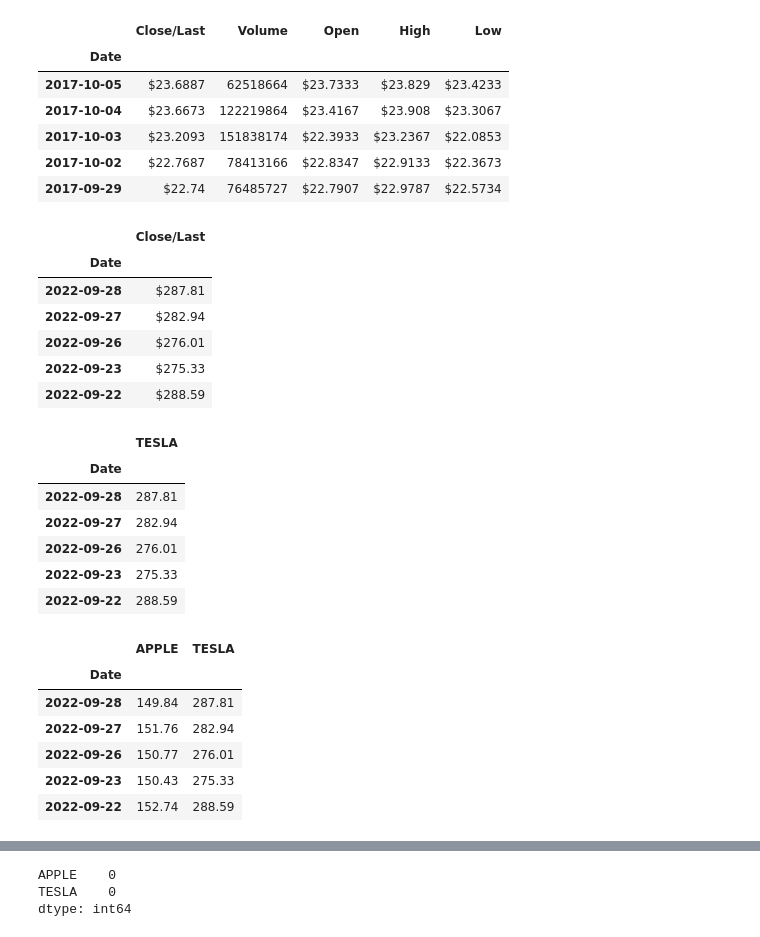
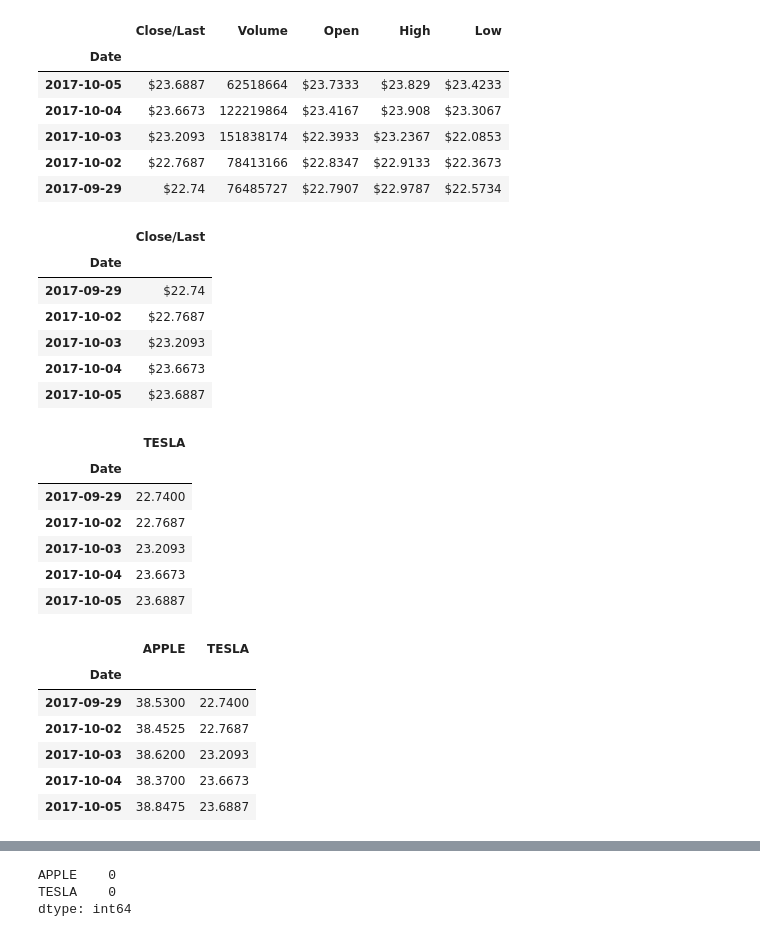
Before and after one commit to akane2518/Crypto-Tickers-Project-1, a Jupyter notebook: Crypto-Tickers-Project-C.ipynb, the cells around one changed output, grey strips where cells are left out. Cells and saved outputs as stored; diff of their text form; code cells hidden in the pictures.

```diff
--- a/Crypto-Tickers-Project-C.ipynb
+++ b/Crypto-Tickers-Project-C.ipynb
@@ -410,6 +395,7 @@ display(appl_df.tail())
 # %%
 # Drop Volume, Open, High and Low, leave Closed price only
 appl_df = appl_df.drop(columns=['Volume', 'Open', 'High', 'Low'])
+appl_df = appl_df.sort_index()
 appl_df.head()
 # %% [output]
 |  | Close/Last |
@@ -457,15 +443,16 @@ display(tesla_df.tail())
 # %%
 # Drop Volume, Open, High and Low, leave Closed price only
 tesla_df = tesla_df.drop(columns=['Volume', 'Open', 'High', 'Low'])
+tesla_df = tesla_df.sort_index()
 tesla_df.head()
 # %% [output]
 |  | Close/Last |
 | Date |  |
-| 2022-09-28 | $287.81 |
-| 2022-09-27 | $282.94 |
-| 2022-09-26 | $276.01 |
-| 2022-09-23 | $275.33 |
-| 2022-09-22 | $288.59 |
+| 2017-09-29 | $22.74 |
+| 2017-10-02 | $22.7687 |
+| 2017-10-03 | $23.2093 |
+| 2017-10-04 | $23.6673 |
+| 2017-10-05 | $23.6887 |
 # %%
 # Rename the column name to TESLA
 columns = ['TESLA']
@@ -476,20 +463,20 @@ tesla_df.head()
 # %% [output]
 |  | TESLA |
 | Date |  |
-| 2022-09-28 | 287.81 |
-| 2022-09-27 | 282.94 |
-| 2022-09-26 | 276.01 |
-| 2022-09-23 | 275.33 |
-| 2022-09-22 | 288.59 |
+| 2017-09-29 | 22.7400 |
+| 2017-10-02 | 22.7687 |
+| 2017-10-03 | 23.2093 |
+| 2017-10-04 | 23.6673 |
+| 2017-10-05 | 23.6887 |
 # %%
 # Concatenate the cryptocurrency portfolio DataFrames
-df_portfolio_stock = pd.concat([appl_df, tesla_df],axis="columns", join="inner")
-df_portfolio_stock.head()
+df_stock_price = pd.concat([appl_df, tesla_df],axis="columns", join="inner")
+df_stock_price.head()
 # %% [output]
 |  | APPLE | TESLA |
 | Date |  |  |
-| 2022-09-28 | 149.84 | 287.81 |
-| 2022-09-27 | 151.76 | 282.94 |
-| 2022-09-26 | 150.77 | 276.01 |
-| 2022-09-23 | 150.43 | 275.33 |
-| 2022-09-22 | 152.74 | 288.59 |
+| 2017-09-29 | 38.5300 | 22.7400 |
+| 2017-10-02 | 38.4525 | 22.7687 |
+| 2017-10-03 | 38.6200 | 23.2093 |
+| 2017-10-04 | 38.3700 | 23.6673 |
+| 2017-10-05 | 38.8475 | 23.6887 |
```
Also changed, not shown: parts of 82 cells of this notebook.
